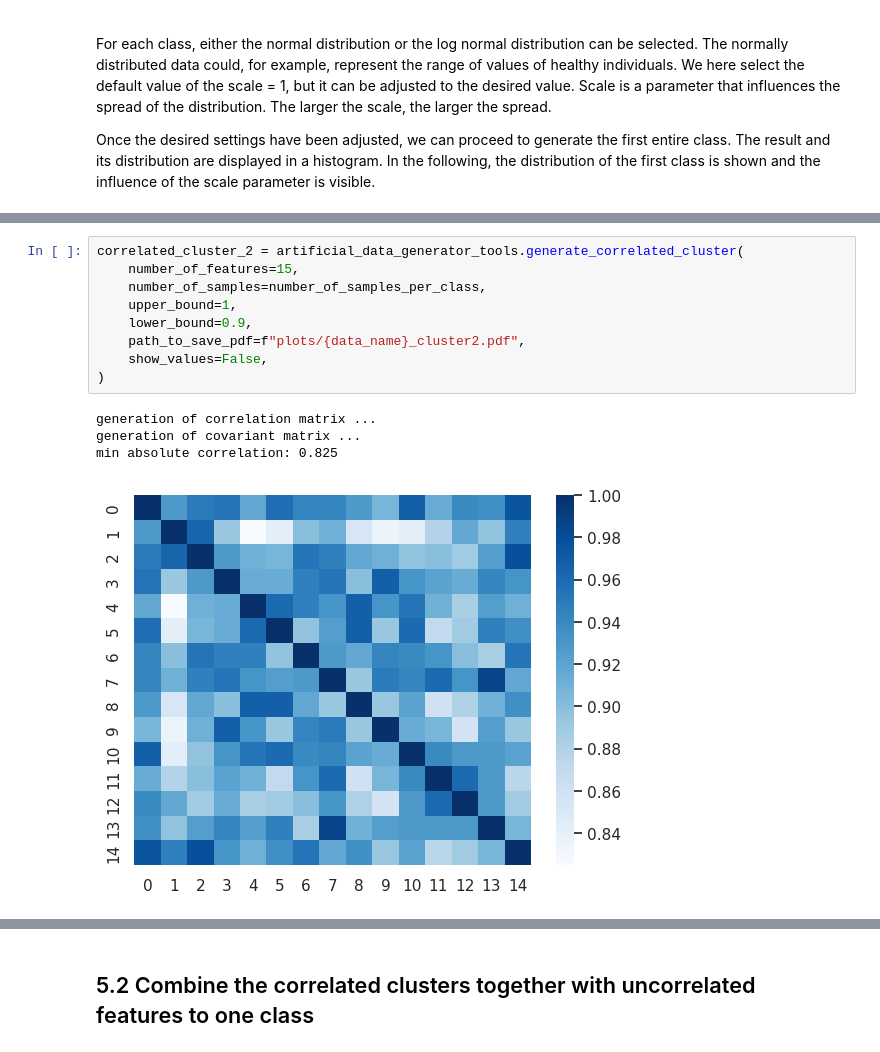
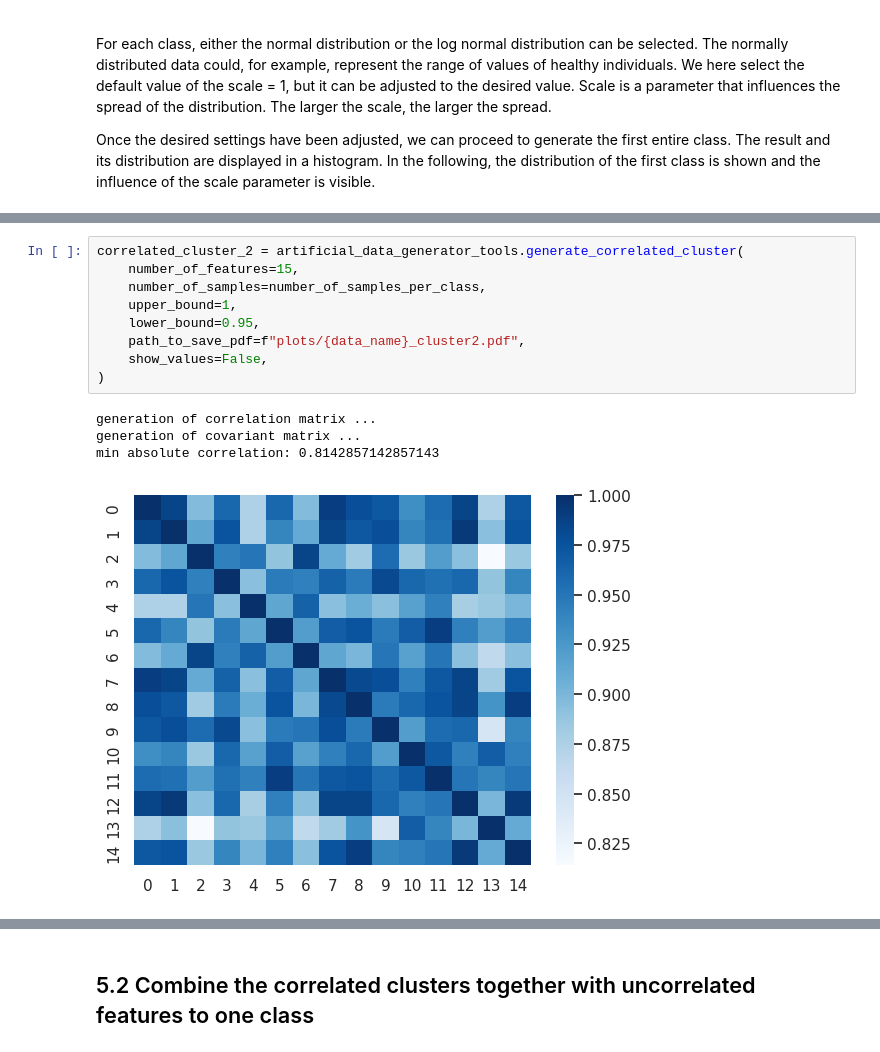
Before and after one commit to sigrun-may/artificial-data-generator, a Jupyter notebook: examples/artificial_biomarker_data_1.ipynb, the cells around one changed output, grey strips where cells are left out. Cells and saved outputs as stored; diff of their text form.

```diff
--- a/examples/artificial_biomarker_data_1.ipynb
+++ b/examples/artificial_biomarker_data_1.ipynb
@@ -88,17 +88,17 @@ min absolute correlation: 0.6928571428571428
 # %%
 correlated_cluster_2 = artificial_data_generator_tools.generate_correlated_cluster(
     number_of_features=15,
     number_of_samples=number_of_samples_per_class,
     upper_bound=1,
-    lower_bound=0.9,
+    lower_bound=0.95,
     path_to_save_pdf=f"plots/{data_name}_cluster2.pdf",
     show_values=False,
 )
 # %% [output]
 generation of correlation matrix ...
 generation of covariant matrix ...
-min absolute correlation: 0.825
+min absolute correlation: 0.8142857142857143
-[figure, old version]
+[figure, new version]
 # %%
 correlated_cluster_3 = artificial_data_generator_tools.generate_correlated_cluster(
     number_of_features=5,
```
Also changed, not shown: parts of 6 cells of this notebook.
